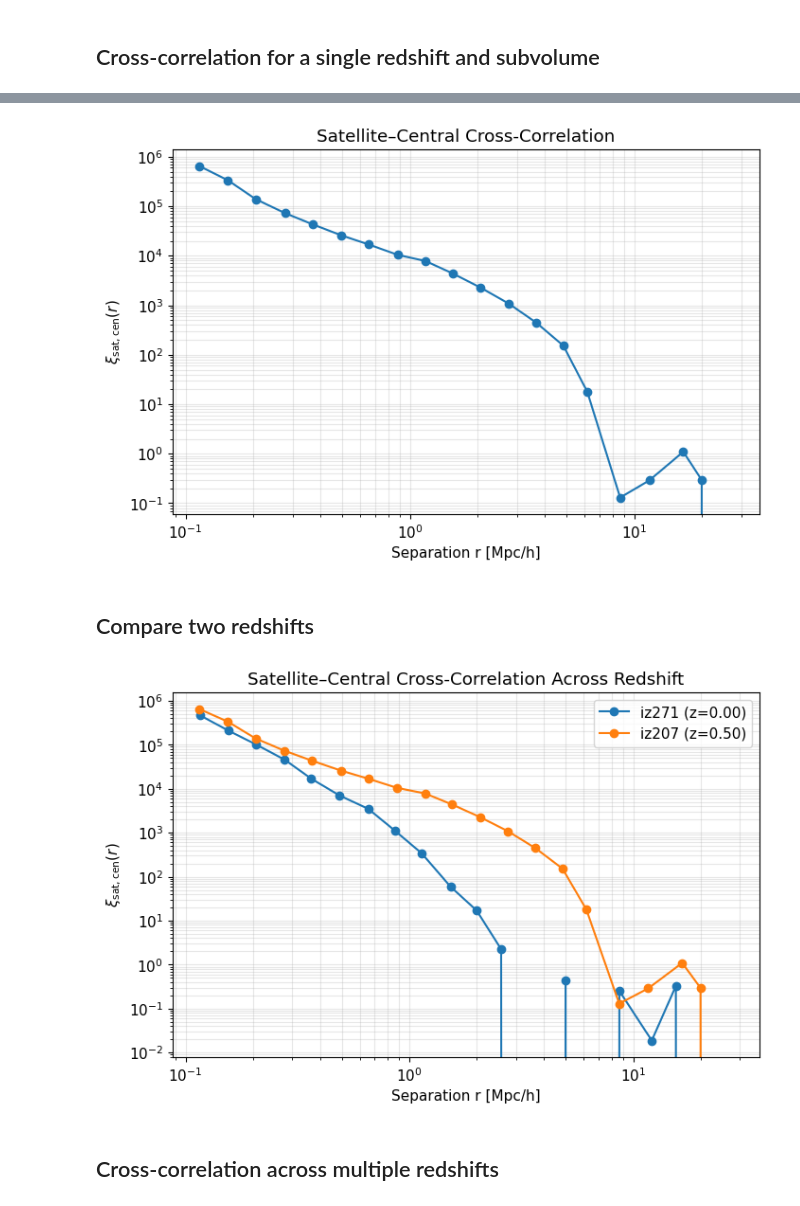
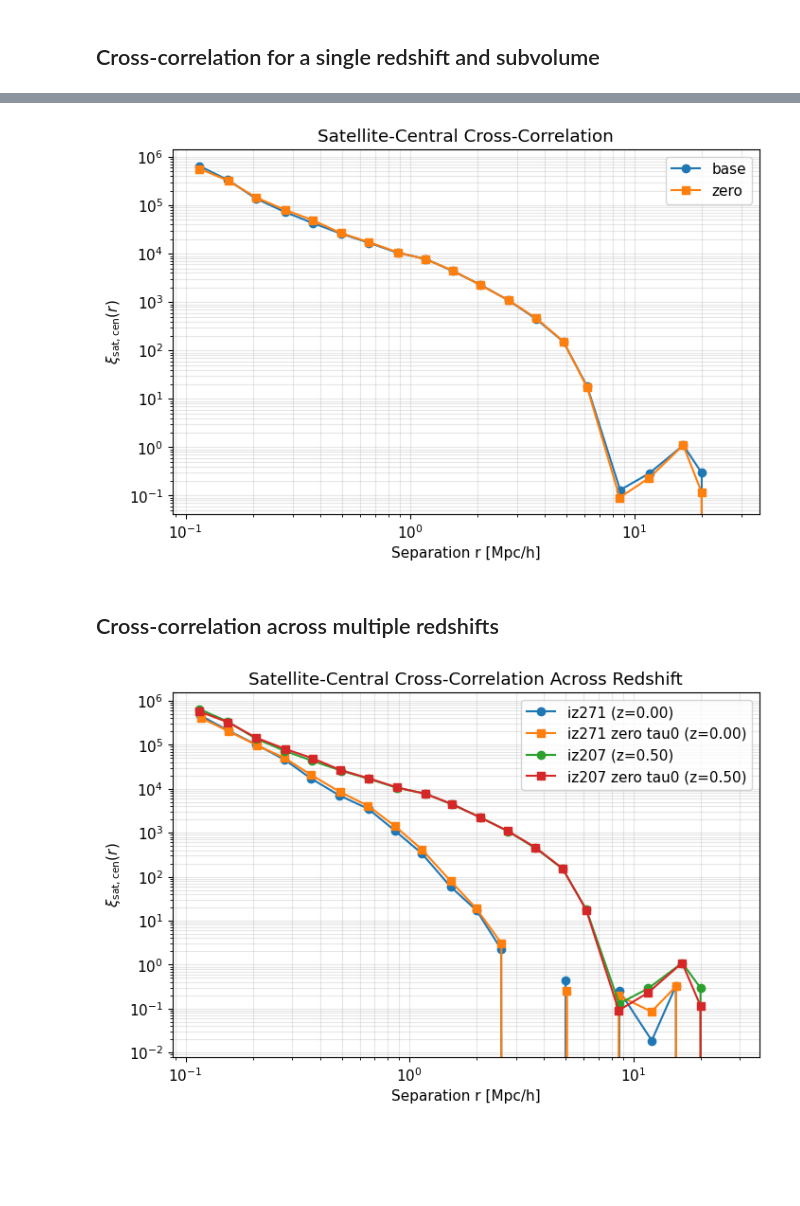
Before and after one commit to OscarHickman/galform_analysis, a Jupyter notebook: examples/dynamical_friction_timescale/satellite_cross_correlation.ipynb, the cells around one changed output, grey strips where cells are left out. Saved outputs shown, nothing was run; the diff lists cells and outputs as text; code cells hidden in the pictures; blank space fills up the shorter version.

Commit message:
cross correlation update

```diff
--- a/examples/dynamical_friction_timescale/satellite_cross_correlation.ipynb
+++ b/examples/dynamical_friction_timescale/satellite_cross_correlation.ipynb
@@ -52,54 +73,85 @@ Loaded cross-correlation for iz207 (z=0.496),  ivol=1; N_sat=1938, N_cen=4054.
 # %%
-r = cross['r'].values
-xi = cross['xi'].values
-valid = np.isfinite(xi) & (xi > -1)
+#base
+r_base = cross['r'].values
+xi_base = cross['xi'].values
+valid_base = np.isfinite(xi_base) & (xi_base > -1)
+
+#zero
+r_zero = cross_zero['r'].values
+xi_zero = cross_zero['xi'].values
+valid_zero = np.isfinite(xi_zero) & (xi_zero > -1)
+
+#inf
+
 
 fig, ax = plt.subplots(figsize=(8, 5))
-ax.loglog(r[valid], xi[valid], 'o-')
+ax.loglog(r_base[valid_base], xi_base[valid_base], 'o-', label='base')
+ax.loglog(r_zero[valid_zero], xi_zero[valid_zero], 's-', label='zero')
 ax.set_xlabel('Separation r [Mpc/h]')
 ax.set_ylabel(r'$\xi_{\mathrm{sat,cen}}(r)$')
 ax.set_title('Satellite-Central Cross-Correlation')
-ax.grid(True, alpha=0.3, which='both')
+ax.legend()
 plt.show()
 # %% [output]
-[figure, old version]
+[figure, new version]
 # %% [markdown]
-## Compare two redshifts
+## Cross-correlation across multiple redshifts
 # %%
 fig, ax = plt.subplots(figsize=(8, 5))
 
-for snapshot in ['iz271', 'iz207']:
-    res = satellite_central_cross_correlation(
+redshifts = ['iz271', 'iz207']
+
+for snapshot in redshifts:
+    z_val = get_snapshot_redshift(snapshot)
+    z_label = f"{z_val:.2f}" if z_val is not None else "n/a"
+
+    res_base = satellite_central_cross_correlation(
         base_dir / snapshot,
         example_ivol,
         rbins=DEFAULT_RBINS,
         nthreads=4,
         satellite_stellar_mass_min=satellite_stellar_mass_min,
         central_stellar_mass_min=central_stellar_mass_min,
         host_halo_mass_min=host_halo_mass_min,
     )
-    if res is None:
-        print(f"Skipped {snapshot}: no data")
+    res_zero = satellite_central_cross_correlation(
+        zero_dir / snapshot,
+        example_ivol,
+        rbins=DEFAULT_RBINS,
+        nthreads=4,
+        satellite_stellar_mass_min=satellite_stellar_mass_min,
+        central_stellar_mass_min=central_stellar_mass_min,
+        host_halo_mass_min=host_halo_mass_min,
+    )
+
+    if res_base is None:
+        print(f"Skipped {snapshot}: no data base")
         continue
-    r = res['r'].values
-    xi = res['xi'].values
-    valid = np.isfinite(xi) & (xi > -1)
-    if not np.any(valid):
-        print(f"Skipped {snapshot}: no finite xi")
+    r_base = res_base['r'].values
+    xi_base = res_base['xi'].values
+    valid_base = np.isfinite(xi_base) & (xi_base > -1)
+    if not np.any(valid_base):
+        print(f"Skipped {snapshot}: no finite xi base")
         continue
-    z_val = res.attrs.get('z')
-    if z_val is None:
-        z_val = get_snapshot_redshift(snapshot)
-    z_label = f"{z_val:.2f}" if z_val is not None else "n/a"
-    ax.loglog(r[valid], xi[valid], 'o-', label=f"{snapshot} (z={z_label})")
+
+    if res_zero is None:
+        print(f"Skipped {snapshot}: no data zero")
+        continue
+    r_zero = res_zero['r'].values
+    xi_zero = res_zero['xi'].values
+    valid_zero = np.isfinite(xi_zero) & (xi_zero > -1)
+    if not np.any(valid_zero):
+        print(f"Skipped {snapshot}: no finite xi zero")
+        continue
+
+    ax.loglog(r_base[valid_base], xi_base[valid_base], 'o-', label=f"{snapshot} (z={z_label})")
+    ax.loglog(r_zero[valid_zero], xi_zero[valid_zero], 's-', label=f"{snapshot} zero tau0 (z={z_label})")
 
 ax.set_xlabel('Separation r [Mpc/h]')
 ax.set_ylabel(r'$\xi_{\mathrm{sat,cen}}(r)$')
 ax.set_title('Satellite-Central Cross-Correlation Across Redshift')
 ax.legend()
 ax.grid(True, alpha=0.3, which='both')
 plt.show()
 # %% [output]
-[figure, old version]
+[figure, new version]
-# %% [markdown]
-## Cross-correlation across multiple redshifts
```
Also changed, not shown: parts of 5 cells of this notebook, 2 other files.
